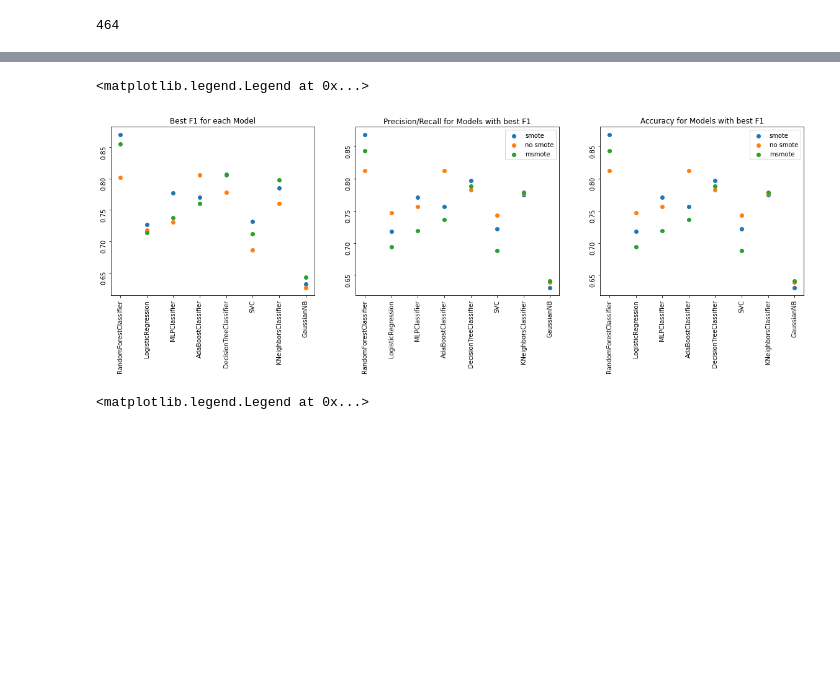
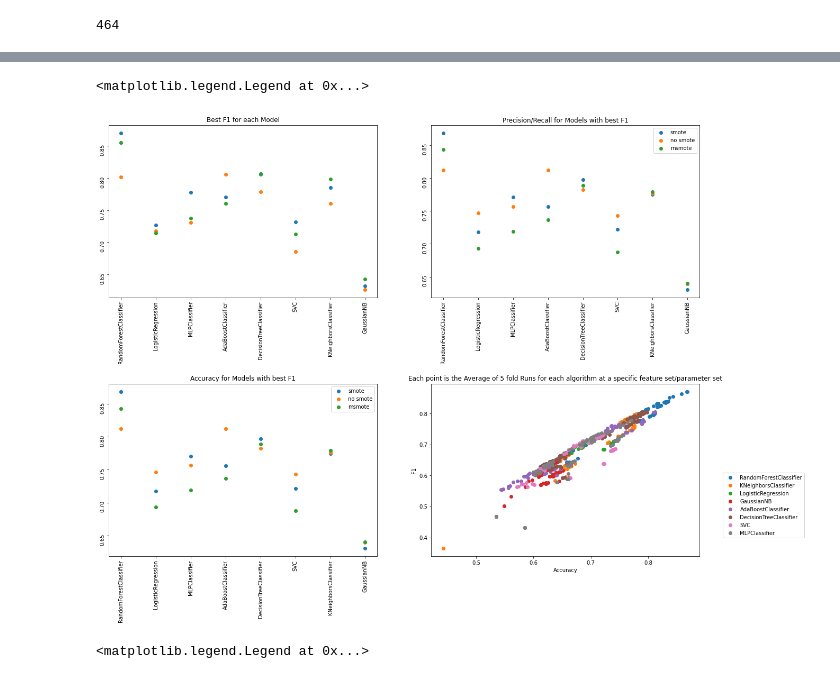
Before and after one commit to pretttyvo/Capstone_B, a Jupyter notebook: Jupyter notebook/chartsNb.ipynb, the cells around one changed output, grey strips where cells are left out. Saved outputs shown, nothing was run; the diff lists cells and outputs as text; code cells hidden in the pictures; blank space fills up the shorter version.

Commit message:
updated charts

```diff
--- a/Jupyter notebook/chartsNb.ipynb
+++ b/Jupyter notebook/chartsNb.ipynb
@@ -90,29 +90,36 @@ bestModelsM = pd.merge(modelCompare[modelCompare['smote']=='msmote'], modelCompa
 # %%
 rotation = 90
 
-fig,ax=plt.subplots(ncols=3,figsize=(20,5))
-ax[0].scatter(bestModels['classifier'].unique(),bestModels['avgF1'].unique(),label='smote')
-ax[0].scatter(bestModelsNo['classifier'].unique(),bestModelsNo['avgF1'].unique(),label='no smote')
-ax[0].scatter(bestModelsM['classifier'].unique(),bestModelsM['avgF1'].unique(),label='msmote')
-ax[0].tick_params(rotation=rotation)
-ax[0].set(title='Best F1 for each Model')
+fig,ax=plt.subplots(nrows=2,ncols=2,figsize=(20,15))
+plt.subplots_adjust(hspace=0.5)
+ax[0][0].scatter(bestModels['classifier'].unique(),bestModels['avgF1'].unique(),label='smote')
+ax[0][0].scatter(bestModelsNo['classifier'].unique(),bestModelsNo['avgF1'].unique(),label='no smote')
+ax[0][0].scatter(bestModelsM['classifier'].unique(),bestModelsM['avgF1'].unique(),label='msmote')
+ax[0][0].tick_params(rotation=rotation)
+ax[0][0].set(title='Best F1 for each Model')
 
-ax[1].scatter(bestModels['classifier'].unique(),bestModels['avgRecall'].unique(),label='smote')
-ax[1].scatter(bestModelsNo['classifier'].unique(),bestModelsNo['avgRecall'].unique(),label='no smote')
-ax[1].scatter(bestModelsM['classifier'].unique(),bestModelsM['avgRecall'].unique(),label='msmote')
-ax[1].tick_params(rotation=rotation)
-ax[1].set(title='Precision/Recall for Models with best F1')
-ax[1].legend()
+ax[0][1].scatter(bestModels['classifier'].unique(),bestModels['avgRecall'].unique(),label='smote')
+ax[0][1].scatter(bestModelsNo['classifier'].unique(),bestModelsNo['avgRecall'].unique(),label='no smote')
+ax[0][1].scatter(bestModelsM['classifier'].unique(),bestModelsM['avgRecall'].unique(),label='msmote')
+ax[0][1].tick_params(rotation=rotation)
+ax[0][1].set(title='Precision/Recall for Models with best F1')
+ax[0][1].legend()
 
-ax[2].scatter(bestModels['classifier'].unique(),bestModels['avgAccuracy'].unique(),label='smote')
-ax[2].scatter(bestModelsNo['classifier'].unique(),bestModelsNo['avgAccuracy'].unique(),label='no smote')
-ax[2].scatter(bestModelsM['classifier'].unique(),bestModelsM['avgAccuracy'].unique(),label='msmote')
-ax[2].tick_params(rotation=rotation)
-ax[2].set(title='Accuracy for Models with best F1')
-ax[2].legend()
+ax[1][0].scatter(bestModels['classifier'].unique(),bestModels['avgAccuracy'].unique(),label='smote')
+ax[1][0].scatter(bestModelsNo['classifier'].unique(),bestModelsNo['avgAccuracy'].unique(),label='no smote')
+ax[1][0].scatter(bestModelsM['classifier'].unique(),bestModelsM['avgAccuracy'].unique(),label='msmote')
+ax[1][0].tick_params(rotation=rotation)
+ax[1][0].set(title='Accuracy for Models with best F1')
+ax[1][0].legend()
+
+for classifier in modelCompare['classifier'].unique():
+    subdf = modelCompare[modelCompare['classifier']==classifier]
+    ax[1][1].scatter(subdf['avgAccuracy'],subdf['avgF1'],label=classifier)
+ax[1][1].set(xlabel='Accuracy',ylabel='F1',title='Each point is the Average of 5 fold Runs for each algorithm at a specific feature set/parameter set')
+ax[1][1].legend(bbox_to_anchor=(1.4,0.5))
 # %% [output]
 <matplotlib.legend.Legend at 0x...>
-[figure, old version]
+[figure, new version]
 # %%
 fig,ax=plt.subplots()
 ax.scatter(bestModels['classifier'].unique(),bestModels['avgRecall'].unique(),label='smote')
```
